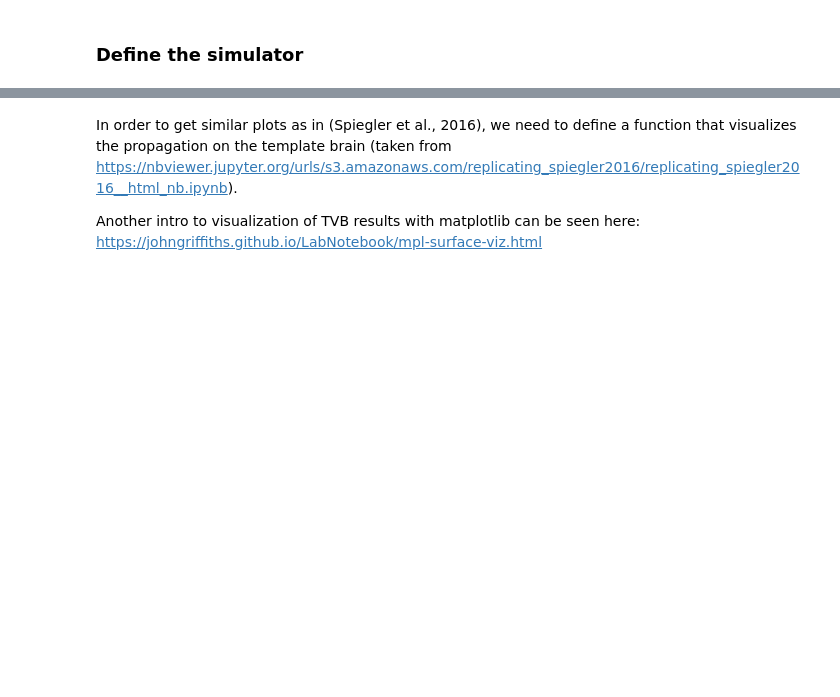
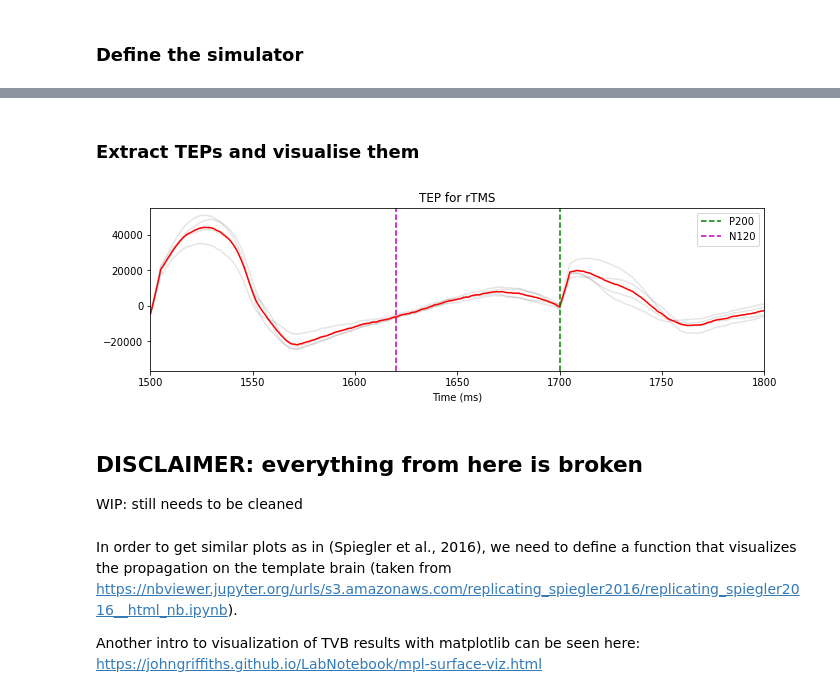
Before and after one commit to anujanegi/TMS-simulation, a Jupyter notebook: TMS_Simulation.ipynb, the cells around one changed output, grey strips where cells are left out. Drawn from its saved outputs; the diff is of its cells as text; code cells hidden in the pictures; blank space fills up the shorter version.

```diff
--- a/TMS_Simulation.ipynb
+++ b/TMS_Simulation.ipynb
@@ -350,3 +183,12 @@ plot_figures(raw_time, RAW_ITBS, tavg_time, TAVG_ITBS, savg_time, SAVG_ITBS, eeg
+# %% [markdown]
+### Extract TEPs and visualise them
+# %%
+plot_TEP(tms_data['eeg'], stimulus='rTMS')
+# %% [output]
+[figure, added]
+# %% [markdown]
+## DISCLAIMER: everything from here is broken
+WIP: still needs to be cleaned
 # %% [markdown]
 In order to get similar plots as in (Spiegler et al., 2016), we need to define a function that visualizes the propagation on the template brain (taken from https://nbviewer.jupyter.org/urls/s3.amazonaws.com/replicating_spiegler2016/replicating_spiegler2016__html_nb.ipynb).
 
```
Also changed, not shown: parts of 29 cells of this notebook.
